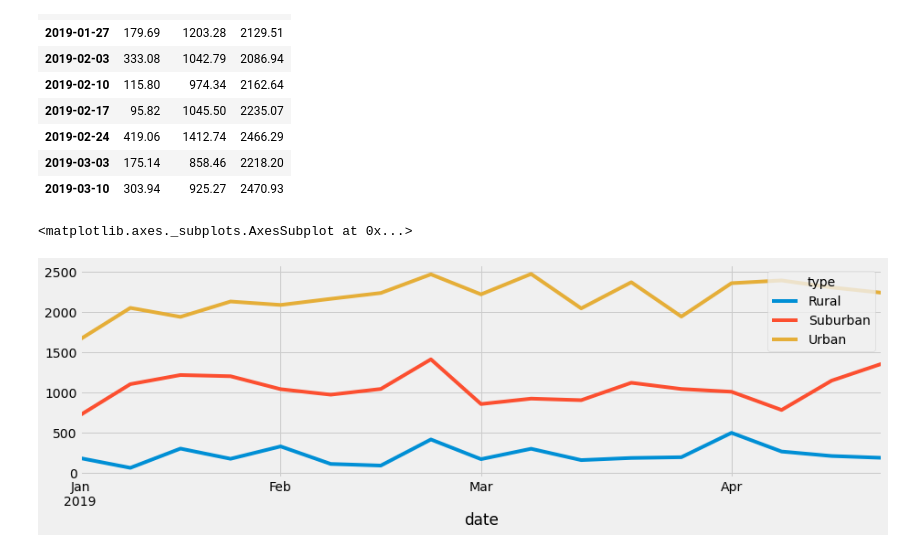
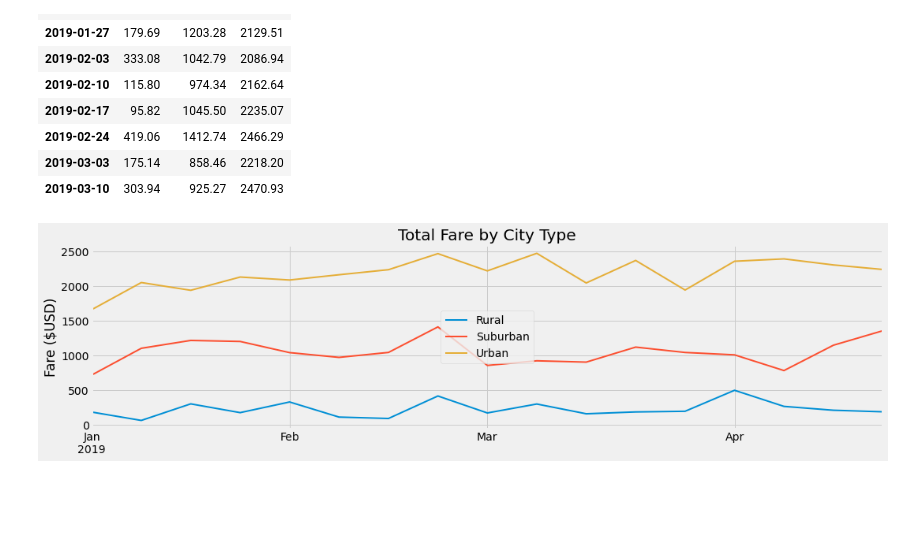
Before and after one commit to jcp650/PyBer_Analysis, a Jupyter notebook: PyBer_Challenge.ipynb, the cells around one changed output. Saved outputs shown, nothing was run; the diff lists cells and outputs as text; code cells hidden in the pictures; blank space fills up the shorter version.

Commit message:
Finished challenge (without OOA on final graph

```diff
--- a/PyBer_Challenge.ipynb
+++ b/PyBer_Challenge.ipynb
@@ -235,14 +235,22 @@ weekly_total_fares.head(10)
 # %%
 # 16. Using the object-oriented interface method, plot the resample DataFrame using the df.plot() function.
 
 # Import the style from Matplotlib.
 from matplotlib import style
 
 # Use the graph style fivethirtyeight.
 style.use('fivethirtyeight')
 
 # Create Graph
-weekly_total_fares.plot(figsize=(14, 4))
+weekly_total_fares.plot(figsize=(16, 4), title="Total Fare by City Type", linewidth=2)
+plt.ylabel("Fare ($USD)")
+plt.legend(loc="center")
+plt.xlabel(None)
+
+# Save graph
+plt.savefig("analysis/Challenge_Graph.png")
+
+# Show plot
+plt.show()
 # %% [output]
-<matplotlib.axes._subplots.AxesSubplot at 0x...>
-[figure, old version]
+[figure, new version]
```
Also changed, not shown: 1 other file.
